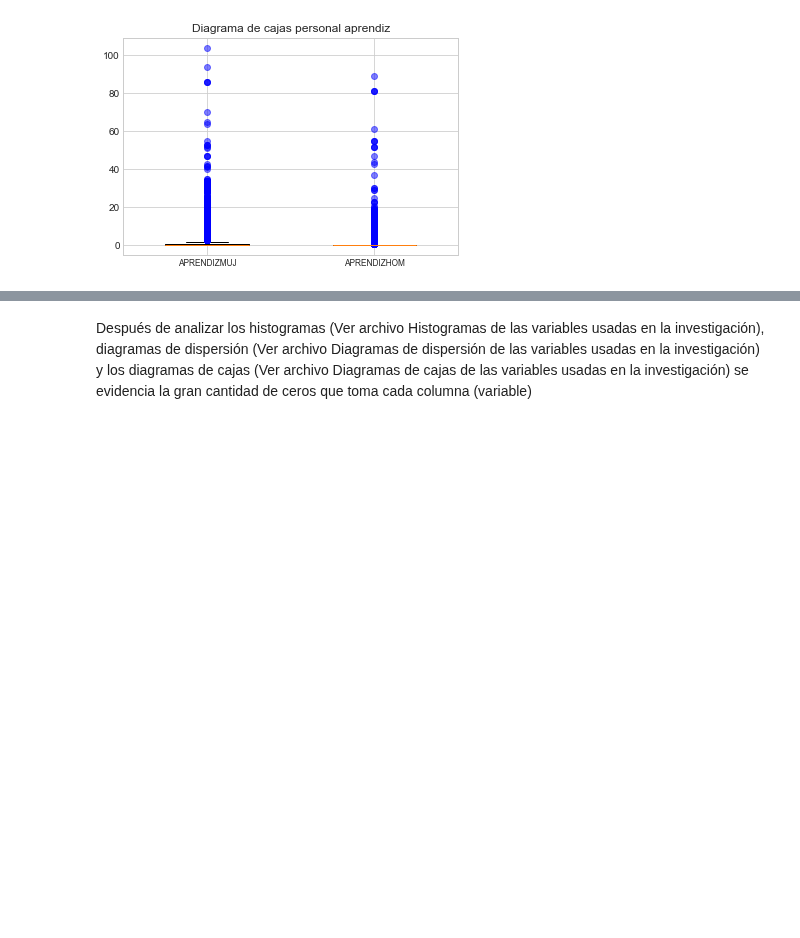
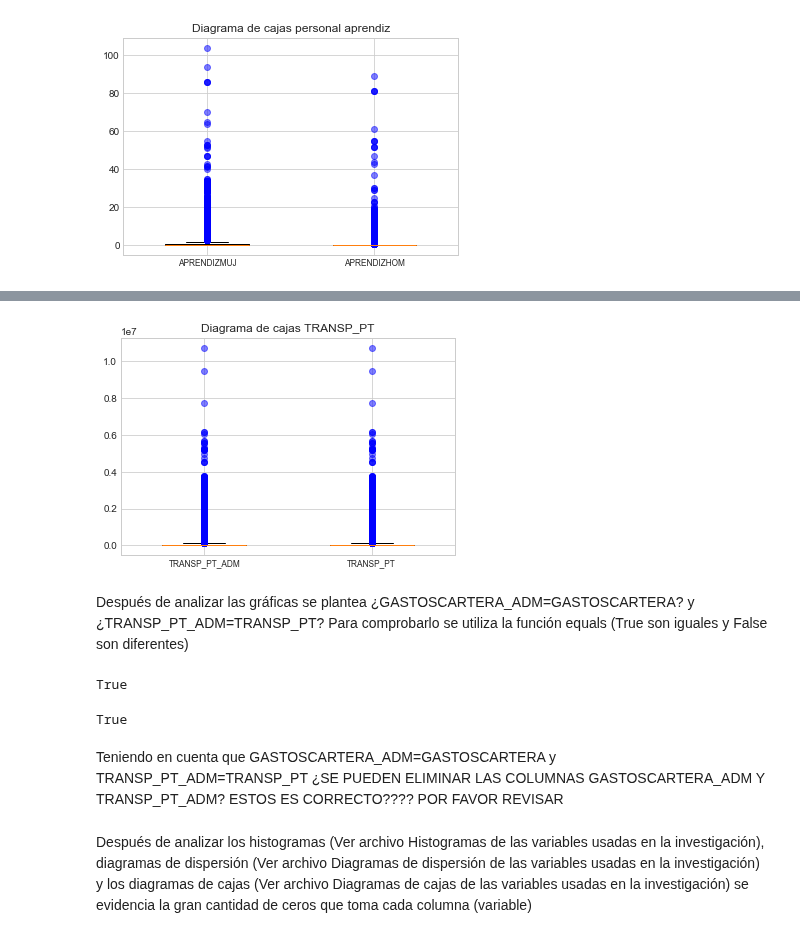
Before and after one commit to KatherinAcosta/Proyecto2018, a Jupyter notebook: 2. Análisis exploratorio de datos.ipynb, the cells around one changed output, grey strips where cells are left out. Drawn from its saved outputs; the diff is of its cells as text; code cells hidden in the pictures; blank space fills up the shorter version.

```diff
--- a/2. Análisis exploratorio de datos.ipynb
+++ b/2. Análisis exploratorio de datos.ipynb
@@ -156,0 +174,22 @@ plt.savefig("Diagrama de cajas personal aprendiz.png")
+# %%
+k=plt.boxplot([total.TRANSP_PT_ADM,total.TRANSP_PT],sym="b+",widths=0.5,whis=1.5)
+plt.xticks([1,2],["TRANSP_PT_ADM","TRANSP_PT"],size="small")
+plt.title("Diagrama de cajas TRANSP_PT");
+
+# visualizar mas fácil los atípicos
+for flier in k['fliers']:
+    flier.set(marker='o', color='blue', alpha=0.5)   # los puntos aislados son valores atípicos
+# %% [output]
+[figure, added]
+# %% [markdown]
+Después de analizar las gráficas se plantea ¿GASTOSCARTERA_ADM=GASTOSCARTERA? y ¿TRANSP_PT_ADM=TRANSP_PT? Para comprobarlo se utiliza la función equals (True son iguales y False son diferentes)
+# %%
+total['GASTOSCARTERA_ADM'].equals(total['GASTOSCARTERA']) #GASTOSCARTERA_ADM y GASTOSCARTERA son iguales
+# %% [output]
+True
+# %%
+total['TRANSP_PT_ADM'].equals(total['TRANSP_PT']) #TRANSP_PT_ADM y TRANSP_PT son iguales
+# %% [output]
+True
+# %% [markdown]
+Teniendo en cuenta que GASTOSCARTERA_ADM=GASTOSCARTERA y TRANSP_PT_ADM=TRANSP_PT ¿SE PUEDEN ELIMINAR LAS COLUMNAS GASTOSCARTERA_ADM Y TRANSP_PT_ADM? ESTOS ES CORRECTO???? POR FAVOR REVISAR
```
Also changed, not shown: parts of 4 cells of this notebook.
